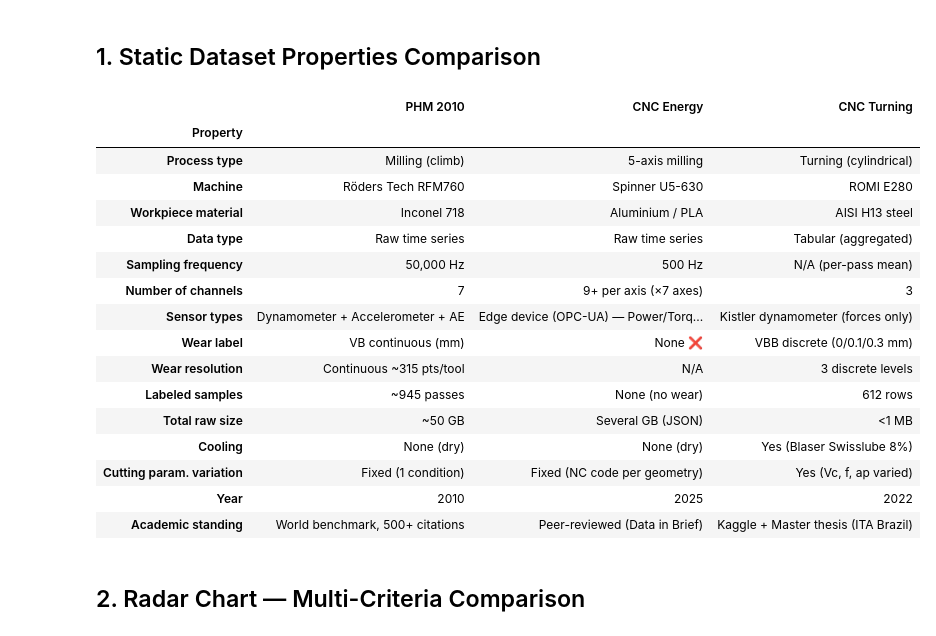
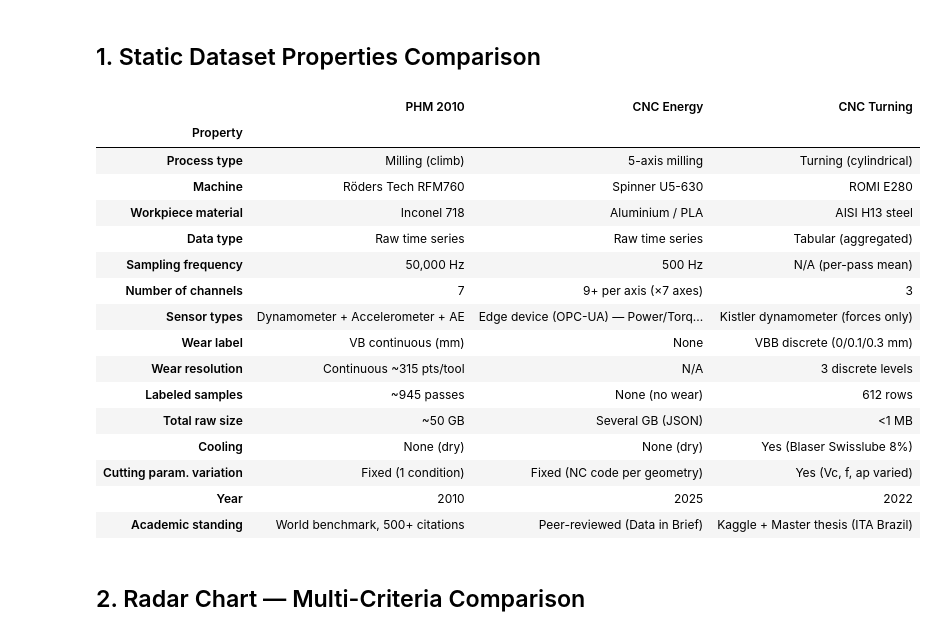
Before and after one commit to mael292005/analysis-of-CNC-machining-tools, a Jupyter notebook: analyse de base/comparison_datasets.ipynb, the cells around one changed output. Saved outputs shown, nothing was run; the diff lists cells and outputs as text; code cells hidden in the pictures.

```diff
--- a/analyse de base/comparison_datasets.ipynb
+++ b/analyse de base/comparison_datasets.ipynb
@@ -61,36 +61,36 @@ properties = {
         '5-axis milling', 'Spinner U5-630', 'Aluminium / PLA',
         'Raw time series', '500 Hz', '9+ per axis (×7 axes)',
         'Edge device (OPC-UA) — Power/Torque/Current',
-        'None ❌', 'N/A',
+        'None ', 'N/A',
         'None (no wear)', 'Several GB (JSON)',
         'None (dry)', 'Fixed (NC code per geometry)',
         '2025', 'Peer-reviewed (Data in Brief)',
     ],
     'CNC Turning': [
         'Turning (cylindrical)', 'ROMI E280', 'AISI H13 steel',
         'Tabular (aggregated)', 'N/A (per-pass mean)', '3',
         'Kistler dynamometer (forces only)',
         'VBB discrete (0/0.1/0.3 mm)', '3 discrete levels',
         '612 rows', '<1 MB',
         'Yes (Blaser Swisslube 8%)', 'Yes (Vc, f, ap varied)',
         '2022', 'Kaggle + Master thesis (ITA Brazil)',
     ],
 }
 
 df_prop = pd.DataFrame(properties).set_index('Property')
 pd.set_option('display.max_colwidth', 55)
 display(df_prop)
 # %% [output]
 |  | PHM 2010 | CNC Energy | CNC Turning |
 | Property |  |  |  |
 | Process type | Milling (climb) | 5-axis milling | Turning (cylindrical) |
 | Machine | Röders Tech RFM760 | Spinner U5-630 | ROMI E280 |
 | Workpiece material | Inconel 718 | Aluminium / PLA | AISI H13 steel |
 | Data type | Raw time series | Raw time series | Tabular (aggregated) |
 | Sampling frequency | 50,000 Hz | 500 Hz | N/A (per-pass mean) |
 | Number of channels | 7 | 9+ per axis (×7 axes) | 3 |
 | Sensor types | Dynamometer + Accelerometer + AE | Edge device (OPC-UA) — Power/Torq... | Kistler dynamometer (forces only) |
-| Wear label | VB continuous (mm) | None ❌ | VBB discrete (0/0.1/0.3 mm) |
+| Wear label | VB continuous (mm) | None | VBB discrete (0/0.1/0.3 mm) |
 | Wear resolution | Continuous ~315 pts/tool | N/A | 3 discrete levels |
 | Labeled samples | ~945 passes | None (no wear) | 612 rows |
 | Total raw size | ~50 GB | Several GB (JSON) | <1 MB |
```
Also changed, not shown: parts of 17 cells of this notebook.
